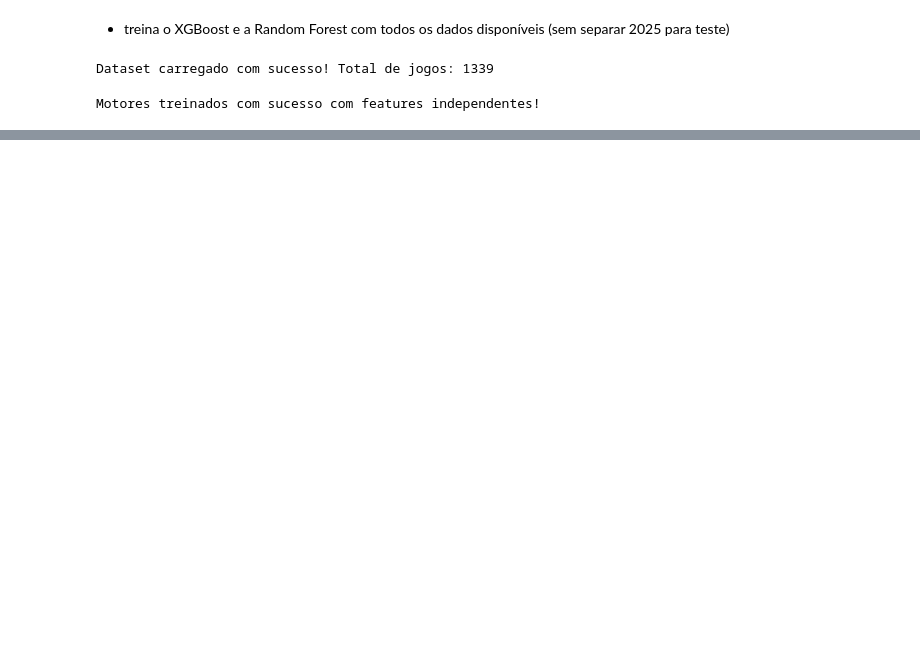
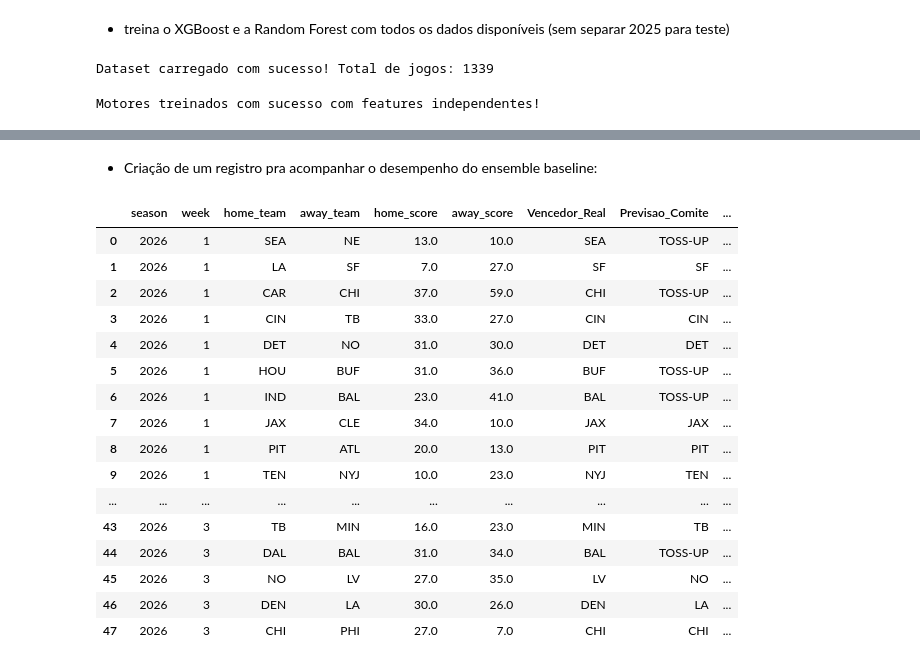
Before and after one commit to BrokenTree-coder/NFL, a Jupyter notebook: baseline/predictions.ipynb, the cells around one changed output, grey strips where cells are left out. Saved outputs shown, nothing was run; the diff lists cells and outputs as text; code cells hidden in the pictures; blank space fills up the shorter version.

Commit message:
adicionando o começo do diretório ensemble, incluindo o etl, o feature engineering, e o modelo baseline

```diff
--- a/baseline/predictions.ipynb
+++ b/baseline/predictions.ipynb
@@ -164,0 +182,10 @@ Status do Filtro: VÁLIDO PARA APOSTA
+# %%
+import nflreadpy as nfl
+
+# Carrega o calendário da temporada atual
+df_jogos_2026 = nfl.load_schedules([2026]).to_pandas()
+
+df_filt = df_jogos_2026[df_jogos_2026['home_score'].notnull()]
+
+# Exibe os jogos para checar se os placares já estão computados
+display(df_filt[['season', 'week', 'home_team', 'away_team', 'home_score', 'away_score']])
@@ -164,0 +210,47 @@ Status do Filtro: VÁLIDO PARA APOSTA
+# %% [markdown]
+- Criação de um registro pra acompanhar o desempenho do ensemble baseline:
+# %%
+df_resultados = df_filt.copy()
+
+# o .apply vai aciona os prints para cada linha automaticamente
+df_resultados['Previsao_Comite'] = df_resultados.apply(
+    lambda row: registrar_previsao_df(row['home_team'], row['away_team'], df_ml, features_xgb, features_rf),
+    axis=1
+)
+
+# criação do 'Vencedor_Real' e checagem de acerto
+df_resultados['Vencedor_Real'] = df_resultados.apply(
+    lambda row: row['home_team'] if row['home_score'] > row['away_score'] else row['away_team'],
+    axis=1
+)
+
+def checar_acerto(row):
+    if row['Previsao_Comite'] == "TOSS-UP":
+        return "Ignorado"
+    elif row['Previsao_Comite'] == row['Vencedor_Real']:
+        return "Green"
+    else:
+        return "Red"
+
+df_resultados['Status_Aposta'] = df_resultados.apply(checar_acerto, axis=1)
+
+# visualiza o registro
+display(df_resultados[['season', 'week','home_team', 'away_team', 'home_score', 'away_score', 'Vencedor_Real', 'Previsao_Comite', 'Status_Aposta']])
+# %% [output]
+|  | season | week | home_team | away_team | home_score | away_score | Vencedor_Real | Previsao_Comite | ... |
+| 0 | 2026 | 1 | SEA | NE | 13.0 | 10.0 | SEA | TOSS-UP | ... |
+| 1 | 2026 | 1 | LA | SF | 7.0 | 27.0 | SF | SF | ... |
+| 2 | 2026 | 1 | CAR | CHI | 37.0 | 59.0 | CHI | TOSS-UP | ... |
+| 3 | 2026 | 1 | CIN | TB | 33.0 | 27.0 | CIN | CIN | ... |
+| 4 | 2026 | 1 | DET | NO | 31.0 | 30.0 | DET | DET | ... |
+| 5 | 2026 | 1 | HOU | BUF | 31.0 | 36.0 | BUF | TOSS-UP | ... |
+| 6 | 2026 | 1 | IND | BAL | 23.0 | 41.0 | BAL | TOSS-UP | ... |
+| 7 | 2026 | 1 | JAX | CLE | 34.0 | 10.0 | JAX | JAX | ... |
+| 8 | 2026 | 1 | PIT | ATL | 20.0 | 13.0 | PIT | PIT | ... |
+| 9 | 2026 | 1 | TEN | NYJ | 10.0 | 23.0 | NYJ | TEN | ... |
+| ... | ... | ... | ... | ... | ... | ... | ... | ... | ... |
+| 43 | 2026 | 3 | TB | MIN | 16.0 | 23.0 | MIN | TB | ... |
+| 44 | 2026 | 3 | DAL | BAL | 31.0 | 34.0 | BAL | TOSS-UP | ... |
+| 45 | 2026 | 3 | NO | LV | 27.0 | 35.0 | LV | NO | ... |
+| 46 | 2026 | 3 | DEN | LA | 30.0 | 26.0 | DEN | LA | ... |
+| 47 | 2026 | 3 | CHI | PHI | 27.0 | 7.0 | CHI | CHI | ... |
```
Also changed, not shown: parts of 4 cells of this notebook, 10 other files.
